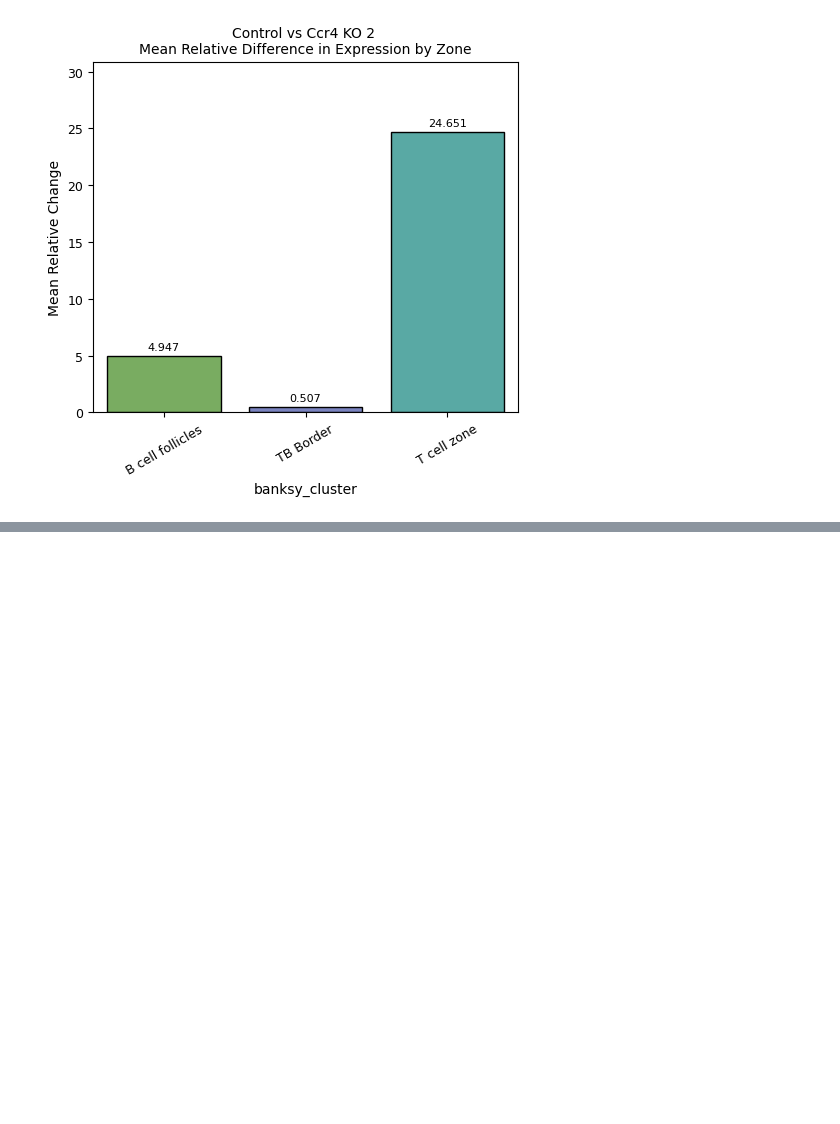
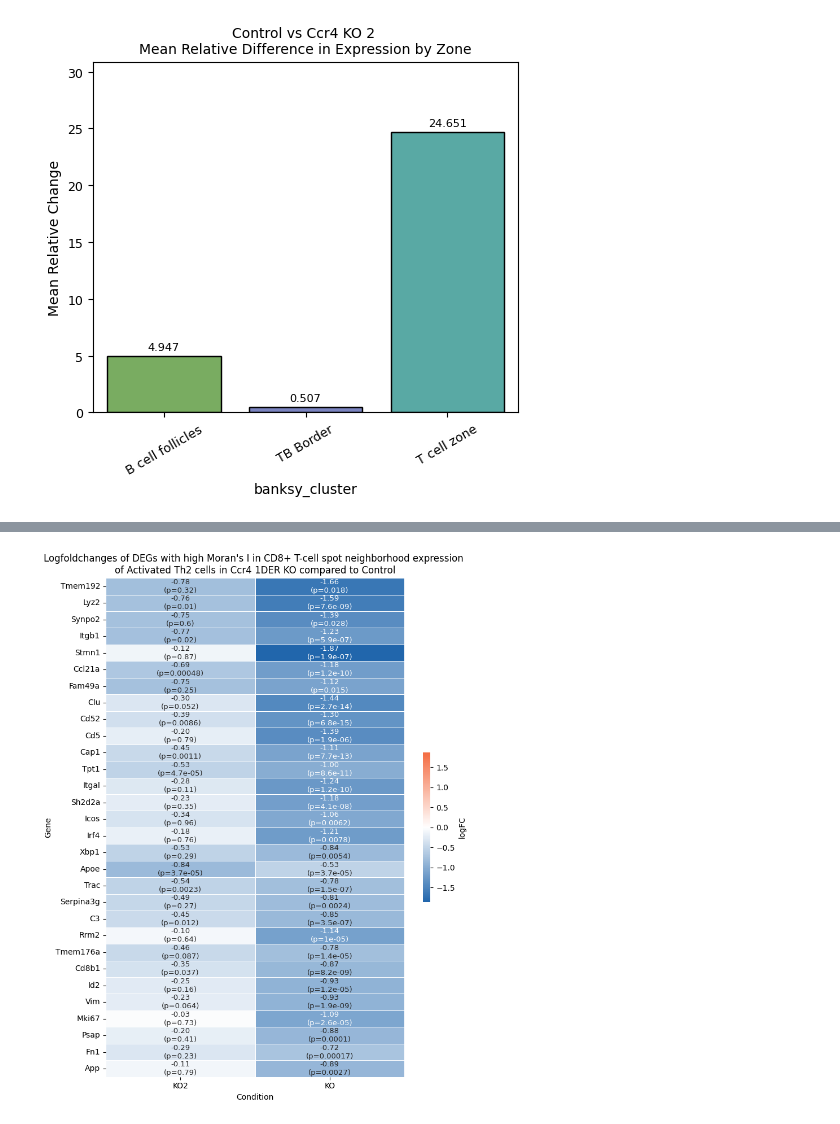
Before and after one commit to jishnu-lab/SpaceTravLR, a Jupyter notebook: manuscript/mouse_lymph_visiumHD/figures2.ipynb, the cells around one changed output, grey strips where cells are left out. Saved outputs shown, nothing was run; the diff lists cells and outputs as text; code cells hidden in the pictures; blank space fills up the shorter version.

```diff
--- a/manuscript/mouse_lymph_visiumHD/figures2.ipynb
+++ b/manuscript/mouse_lymph_visiumHD/figures2.ipynb
@@ -761,0 +668,3 @@ plot_corr(gex_control, gex_sim, gex_ko2, top_degs_df2, n_genes=gex_control.shape
+# %%
+sim_adata = sc.concat([cd8_control, cd8_simulated, cd8_ko, cd8_ko2], axis=0)
+sim_adata
@@ -761,0 +914,73 @@ plot_corr(gex_control, gex_sim, gex_ko2, top_degs_df2, n_genes=gex_control.shape
+# %%
+from matplotlib.colors import LinearSegmentedColormap
+import seaborn as sns
+import matplotlib.pyplot as plt
+import numpy as np
+import pandas as pd
+
+# Create a blue-white-orange colormap
+blue_orange_cmap = LinearSegmentedColormap.from_list(
+    'blue_orange',
+    ['#2166ac', 'white', '#f46d43']  # blue → white → orange
+)
+
+# selected_degs = pd.concat([
+#     degs_consistent[degs_consistent['avg_lfc'] > 0].sort_values(by='avg_lfc', ascending=False).head(30),
+#     degs_consistent[degs_consistent['avg_lfc'] < 0].sort_values(by='avg_lfc', ascending=True).head(30)
+# ])
+
+selected_degs = degs_consistent[degs_consistent['names'].isin(moran.head(30).index)]
+
+relabel = {
+    'logfoldchanges_ko2': 'KO2',
+    'logfoldchanges_ko4': 'KO',
+}
+
+# Prepare heatmap data for logfoldchanges
+heatmap_data = selected_degs.set_index('names')[['logfoldchanges_ko2', 'logfoldchanges_ko4']]
+heatmap_data.columns = [relabel.get(col, col) for col in heatmap_data.columns]
+
+# Prepare annotation data with logfoldchange
+def make_annot(row):
+    return [
+        f"{row['logfoldchanges_ko2']:.2f}",
+        f"{row['logfoldchanges_ko4']:.2f}",
+    ]
+
+annot_data = selected_degs.apply(make_annot, axis=1, result_type='expand')
+annot_data.index = selected_degs['names']
+annot_data.columns = heatmap_data.columns
+
+# Calculate max value for color scaling
+max_abs = np.abs(heatmap_data.values).max()
+vmax = min(max_abs, 10)
+
+# Create the heatmap with the custom colormap
+plt.figure(figsize=(8, 10))
+sns.heatmap(
+    heatmap_data,
+    annot=np.array([
+        [f"{row['logfoldchanges_ko2']:.2f}\n(p={row['pvals_ko2']:.2g})", f"{row['logfoldchanges_ko4']:.2f}\n(p={row['pvals_ko4']:.2g})"]
+        for _, row in selected_degs.iterrows()
+    ]),
+    annot_kws={"size":9.5},
+    fmt='',
+    cmap=blue_orange_cmap,  # Use the custom colormap
+    center=0,
+    linewidths=0.5,
+    vmin=-vmax,
+    vmax=vmax,
+    cbar_kws={'label': 'logFC', 'shrink': 0.3},
+)
+
+# Add labels and title
+plt.xlabel('Condition')
+plt.ylabel('Gene')
+plt.title('Logfoldchanges of DEGs with high Moran\'s I in CD8+ T-cell spot neighborhood expression \nof Activated Th2 cells in Ccr4 1DER KO compared to Control')
+
+# Save and show the plot
+plt.tight_layout()
+plt.savefig('figures/cd8_neighborhood_expression_1der_vs_polyclonal_th2.svg', dpi=300, transparent=True, bbox_inches='tight', format='svg')
+plt.show()
+# %% [output]
+[figure, added]
```
Also changed, not shown: parts of 41 cells of this notebook, 1 other file.
